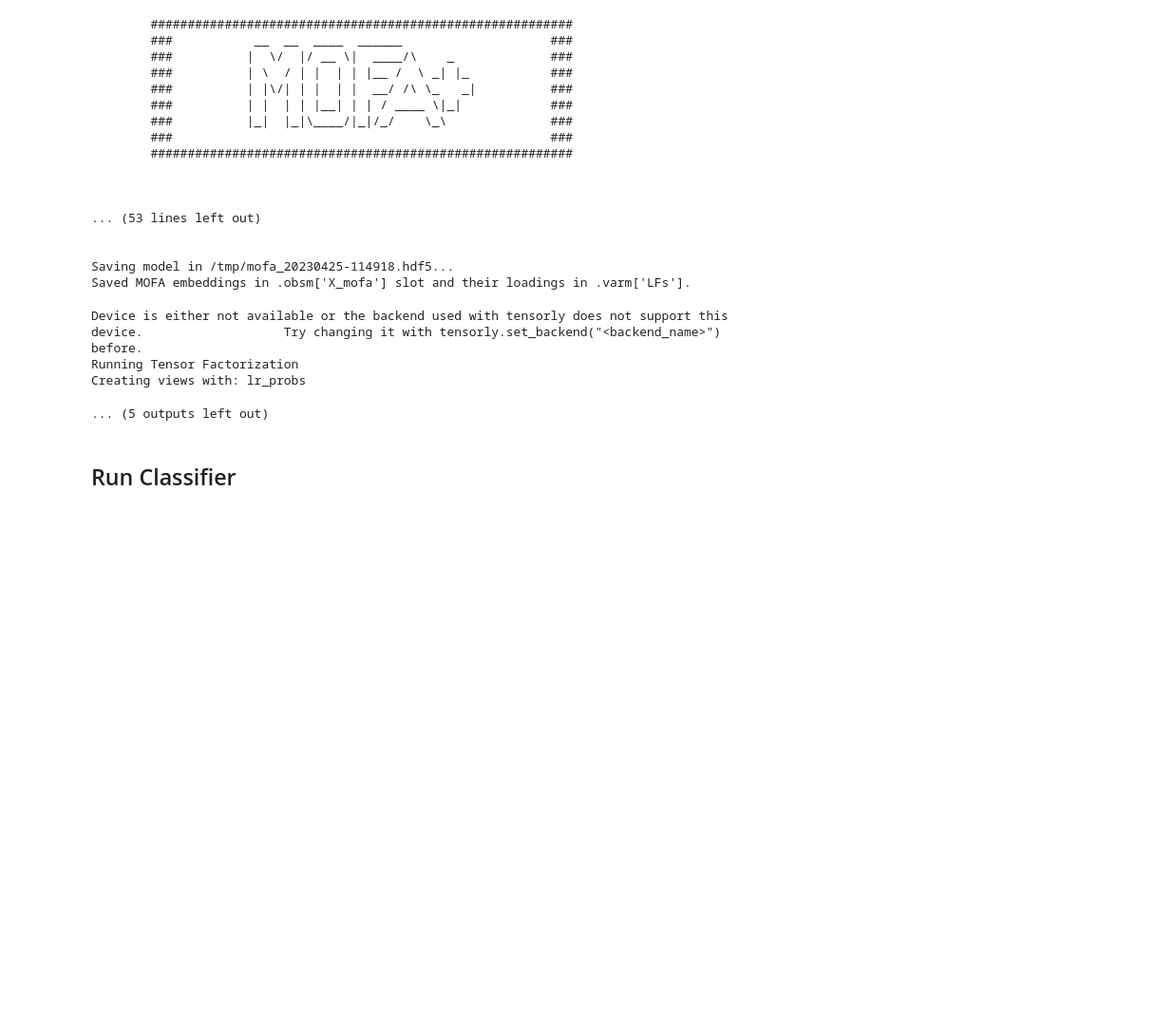
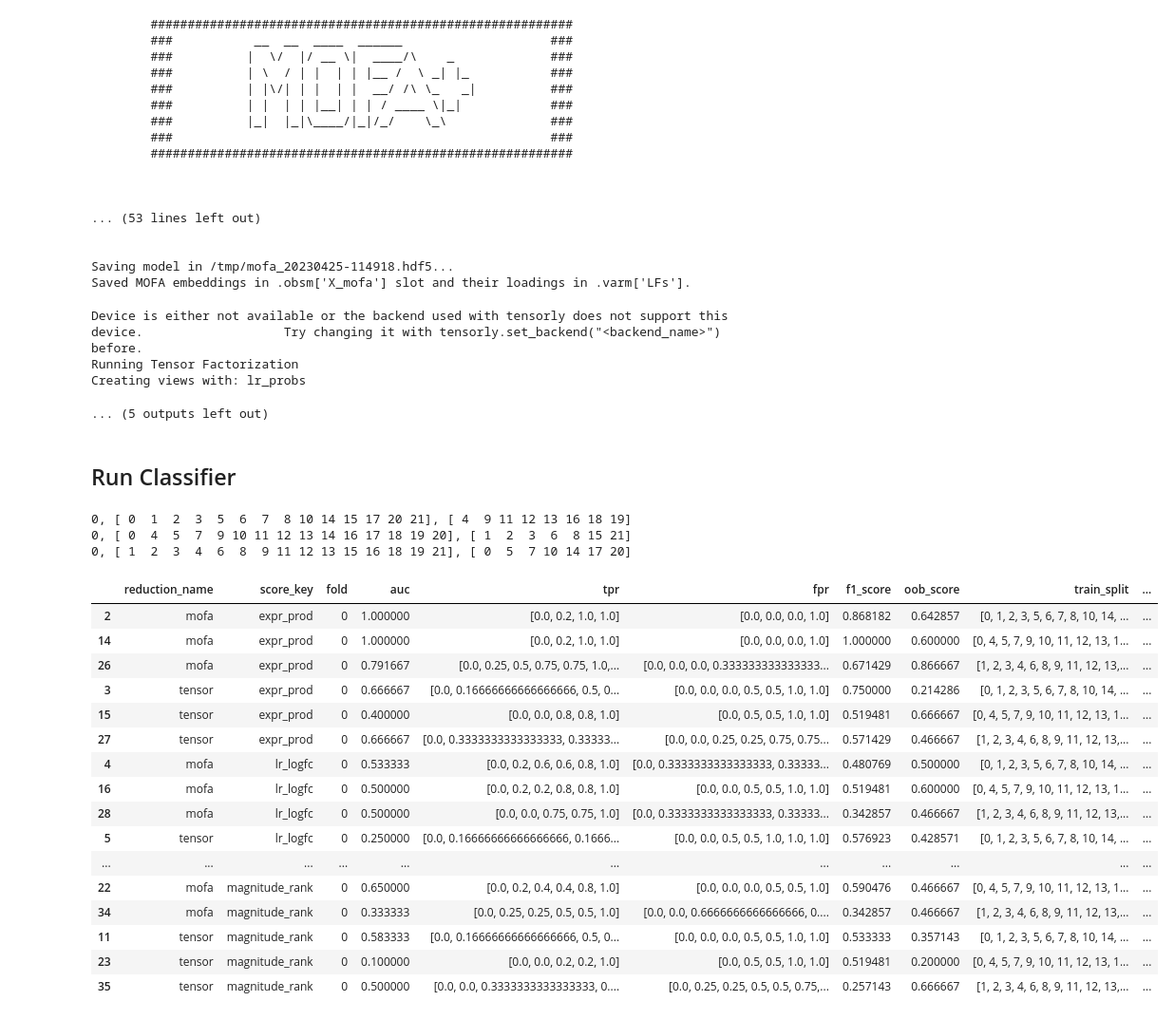
Before and after one commit to saezlab/lianaplus_manuscript, a Jupyter notebook: notebooks/classification/1.Process_CarraroEtAl.ipynb, the cells around one changed output. Shown at 95% size. Drawn from its saved outputs; the diff is of its cells as text; code cells hidden in the pictures; blank space fills up the shorter version.

Commit message:
standardize folds between runs

```diff
--- a/notebooks/classification/1.Process_CarraroEtAl.ipynb
+++ b/notebooks/classification/1.Process_CarraroEtAl.ipynb
@@ -191,3 +191,9 @@ Creating views with: lr_probs
 ... (5 outputs left out)
 # %% [markdown]
 ## Run Classifier
+# %%
+adata.uns['auc'] = pd.DataFrame(columns=['reduction_name', 'score_key', 'fold',
+                                        'auc', 'tpr', 'fpr', 'f1_score', 'oob_score',
+                                        'train_split', 'test_split', 'test_classes'])
+# %%
+N_SPLITS = 3
@@ -194,2 +268,26 @@ Creating views with: lr_probs
+# %%
+run_classifier(adata)
+# %% [output]
+0, [ 0  1  2  3  5  6  7  8 10 14 15 17 20 21], [ 4  9 11 12 13 16 18 19]
+0, [ 0  4  5  7  9 10 11 12 13 14 16 17 18 19 20], [ 1  2  3  6  8 15 21]
+0, [ 1  2  3  4  6  8  9 11 12 13 15 16 18 19 21], [ 0  5  7 10 14 17 20]
 # %%
-adata.uns['auc'].sort_values(['score_key', 'fold', 'reduction_name', 'f1_score'])
+adata.uns['auc'].sort_values(by=['fold', 'score_key', 'reduction_name'])
+# %% [output]
+|  | reduction_name | score_key | fold | auc | tpr | fpr | f1_score | oob_score | train_split | ... |
+| 2 | mofa | expr_prod | 0 | 1.000000 | [0.0, 0.2, 1.0, 1.0] | [0.0, 0.0, 0.0, 1.0] | 0.868182 | 0.642857 | [0, 1, 2, 3, 5, 6, 7, 8, 10, 14, ... | ... |
+| 14 | mofa | expr_prod | 0 | 1.000000 | [0.0, 0.2, 1.0, 1.0] | [0.0, 0.0, 0.0, 1.0] | 1.000000 | 0.600000 | [0, 4, 5, 7, 9, 10, 11, 12, 13, 1... | ... |
+| 26 | mofa | expr_prod | 0 | 0.791667 | [0.0, 0.25, 0.5, 0.75, 0.75, 1.0,... | [0.0, 0.0, 0.0, 0.333333333333333... | 0.671429 | 0.866667 | [1, 2, 3, 4, 6, 8, 9, 11, 12, 13,... | ... |
+| 3 | tensor | expr_prod | 0 | 0.666667 | [0.0, 0.16666666666666666, 0.5, 0... | [0.0, 0.0, 0.0, 0.5, 0.5, 1.0, 1.0] | 0.750000 | 0.214286 | [0, 1, 2, 3, 5, 6, 7, 8, 10, 14, ... | ... |
+| 15 | tensor | expr_prod | 0 | 0.400000 | [0.0, 0.0, 0.8, 0.8, 1.0] | [0.0, 0.5, 0.5, 1.0, 1.0] | 0.519481 | 0.666667 | [0, 4, 5, 7, 9, 10, 11, 12, 13, 1... | ... |
+| 27 | tensor | expr_prod | 0 | 0.666667 | [0.0, 0.3333333333333333, 0.33333... | [0.0, 0.0, 0.25, 0.25, 0.75, 0.75... | 0.571429 | 0.466667 | [1, 2, 3, 4, 6, 8, 9, 11, 12, 13,... | ... |
+| 4 | mofa | lr_logfc | 0 | 0.533333 | [0.0, 0.2, 0.6, 0.6, 0.8, 1.0] | [0.0, 0.3333333333333333, 0.33333... | 0.480769 | 0.500000 | [0, 1, 2, 3, 5, 6, 7, 8, 10, 14, ... | ... |
+| 16 | mofa | lr_logfc | 0 | 0.500000 | [0.0, 0.2, 0.2, 0.8, 0.8, 1.0] | [0.0, 0.0, 0.5, 0.5, 1.0, 1.0] | 0.519481 | 0.600000 | [0, 4, 5, 7, 9, 10, 11, 12, 13, 1... | ... |
+| 28 | mofa | lr_logfc | 0 | 0.500000 | [0.0, 0.0, 0.75, 0.75, 1.0] | [0.0, 0.3333333333333333, 0.33333... | 0.342857 | 0.466667 | [1, 2, 3, 4, 6, 8, 9, 11, 12, 13,... | ... |
+| 5 | tensor | lr_logfc | 0 | 0.250000 | [0.0, 0.16666666666666666, 0.1666... | [0.0, 0.0, 0.5, 0.5, 1.0, 1.0, 1.0] | 0.576923 | 0.428571 | [0, 1, 2, 3, 5, 6, 7, 8, 10, 14, ... | ... |
+| ... | ... | ... | ... | ... | ... | ... | ... | ... | ... | ... |
+| 22 | mofa | magnitude_rank | 0 | 0.650000 | [0.0, 0.2, 0.4, 0.4, 0.8, 1.0] | [0.0, 0.0, 0.0, 0.5, 0.5, 1.0] | 0.590476 | 0.466667 | [0, 4, 5, 7, 9, 10, 11, 12, 13, 1... | ... |
+| 34 | mofa | magnitude_rank | 0 | 0.333333 | [0.0, 0.25, 0.25, 0.5, 0.5, 1.0] | [0.0, 0.0, 0.6666666666666666, 0.... | 0.342857 | 0.466667 | [1, 2, 3, 4, 6, 8, 9, 11, 12, 13,... | ... |
+| 11 | tensor | magnitude_rank | 0 | 0.583333 | [0.0, 0.16666666666666666, 0.5, 0... | [0.0, 0.0, 0.0, 0.5, 0.5, 1.0, 1.0] | 0.533333 | 0.357143 | [0, 1, 2, 3, 5, 6, 7, 8, 10, 14, ... | ... |
+| 23 | tensor | magnitude_rank | 0 | 0.100000 | [0.0, 0.0, 0.2, 0.2, 1.0] | [0.0, 0.5, 0.5, 1.0, 1.0] | 0.519481 | 0.200000 | [0, 4, 5, 7, 9, 10, 11, 12, 13, 1... | ... |
+| 35 | tensor | magnitude_rank | 0 | 0.500000 | [0.0, 0.0, 0.3333333333333333, 0.... | [0.0, 0.25, 0.25, 0.5, 0.5, 0.75,... | 0.257143 | 0.666667 | [1, 2, 3, 4, 6, 8, 9, 11, 12, 13,... | ... |
```
Also changed, not shown: parts of 2 cells of this notebook, 1 other file.
